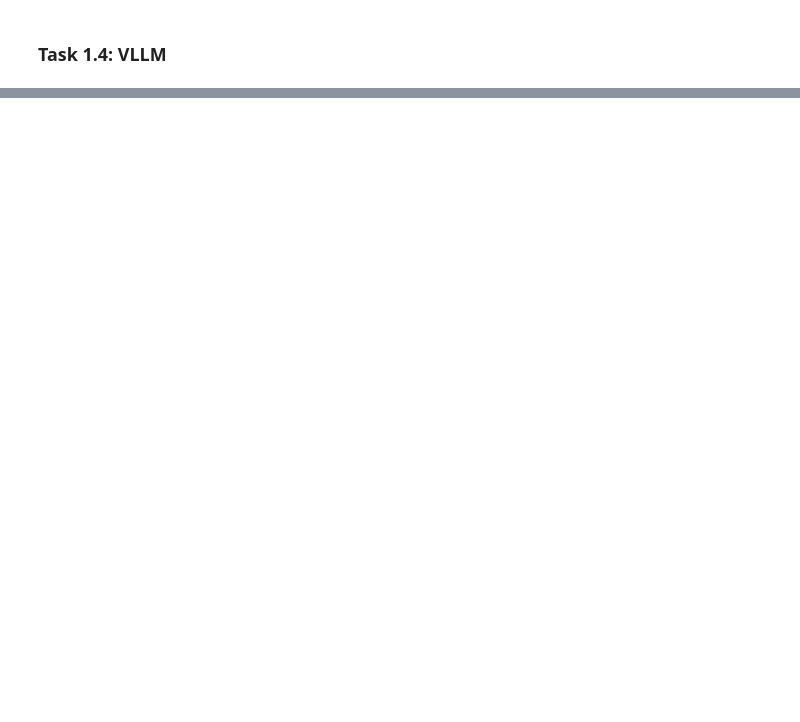
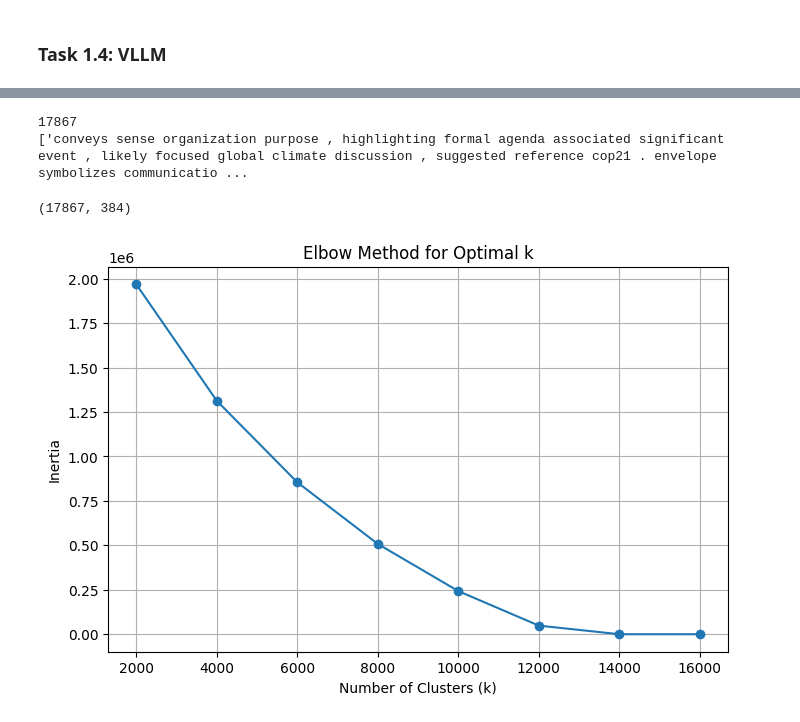
Before and after one commit to vaughankraska/social_data_mining, a Jupyter notebook: src/sdm/lab_scripts/image_analysis/part_1.ipynb, the cells around one changed output, grey strips where cells are left out. Cells and saved outputs as stored; diff of their text form; code cells hidden in the pictures; blank space fills up the shorter version.

```diff
--- a/src/sdm/lab_scripts/image_analysis/part_1.ipynb
+++ b/src/sdm/lab_scripts/image_analysis/part_1.ipynb
@@ -481,0 +623,6 @@ valid_img_df[valid_img_df["account_type"] == "Business actors"].head()
+# %%
+merged_df["tokens"] = merged_df["labels"].apply(tokenize_text)
+merged_df["tokens"] = merged_df["tokens"].apply(remove_stopwords)
+merged_df["tokens"] = merged_df["tokens"].apply(lemmatize_tokens)
+merged_df["tokens"] = merged_df["tokens"].apply(lambda x: " ".join(x))
+merged_df.head()
@@ -481,0 +636,39 @@ valid_img_df[valid_img_df["account_type"] == "Business actors"].head()
+# %%
+texts_for_embedding = merged_df["tokens"].str.strip().tolist()
+print(len(texts_for_embedding))
+print(texts_for_embedding[:3])
+# %% [output]
+17867
+['conveys sense organization purpose , highlighting formal agenda associated significant event , likely focused global climate discussion , suggested reference cop21 . envelope symbolizes communicatio ...
+# %%
+stmodel = SentenceTransformer('all-MiniLM-L6-v2')
+
+embeddings = stmodel.encode(texts_for_embedding, show_progress_bar=True)
+
+print(embeddings.shape)
+# %% [output]
+(17867, 384)
+# %%
+scaler = StandardScaler()
+embeddings_scaled = scaler.fit_transform(embeddings)
+# %%
+k_values = range(2000, 16001, 2000)
+
+# Store the inertia for each k
+inertia_values = []
+
+for k in k_values:
+    kmeans = KMeans(n_clusters=k, random_state=42)
+    kmeans.fit(embeddings_scaled)
+    inertia_values.append(kmeans.inertia_)
+
+# Plot the Elbow Method
+plt.figure(figsize=(8, 5))
+plt.plot(k_values, inertia_values, marker='o')
+plt.xlabel('Number of Clusters (k)')
+plt.ylabel('Inertia')
+plt.title('Elbow Method for Optimal k')
+plt.grid()
+plt.show()
+# %% [output]
+[figure, added]
```
Also changed, not shown: parts of 17 cells of this notebook, 1 other file.
